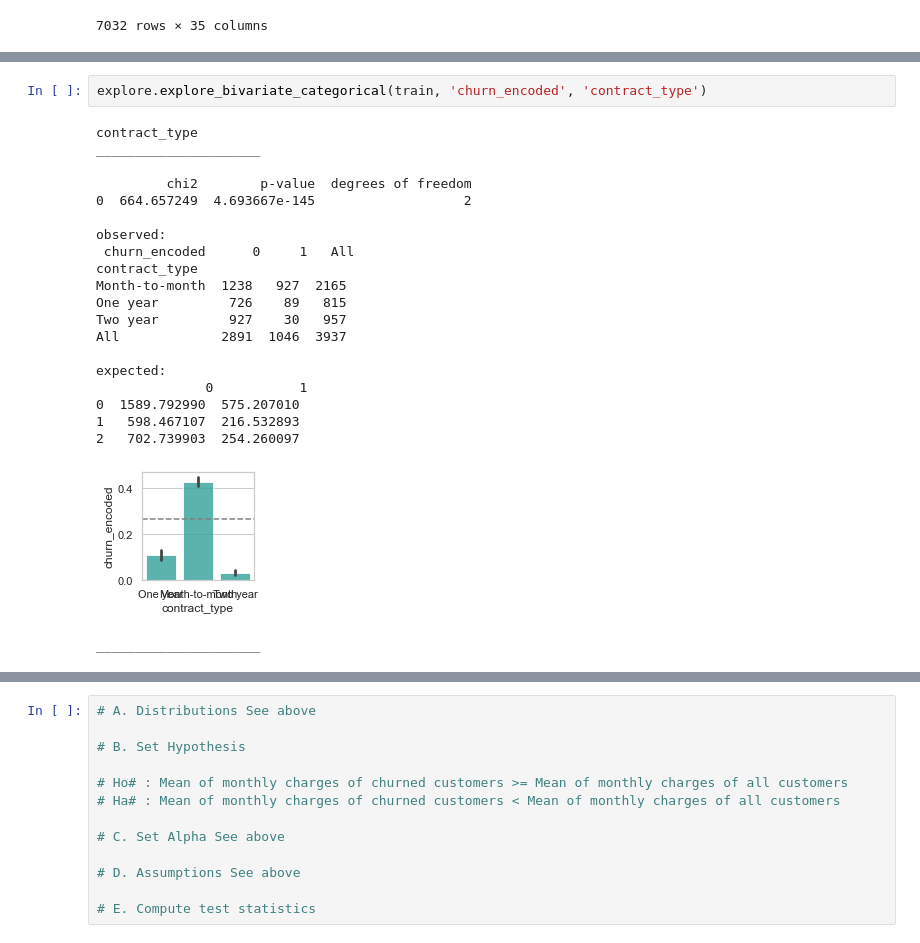
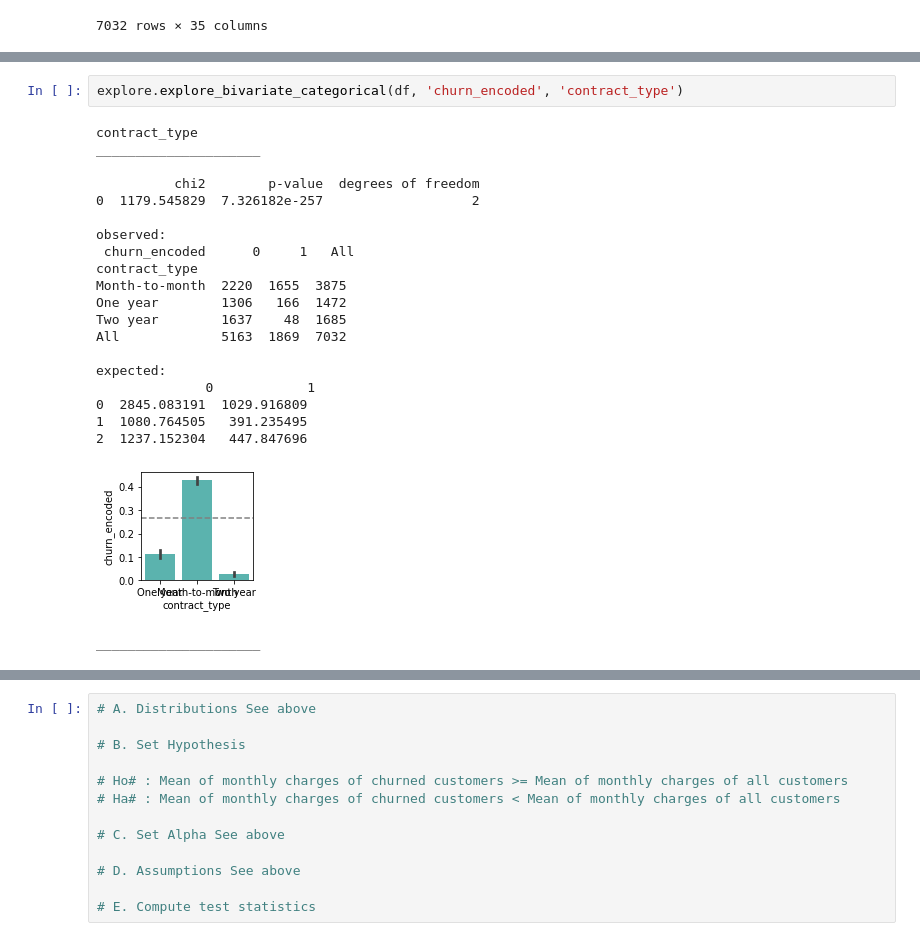
Before and after one commit to tim-keriazes/telco_project, a Jupyter notebook: telco_exploration.ipynb, the cells around one changed output, grey strips where cells are left out. Saved outputs shown, nothing was run; the diff lists cells and outputs as text.

```diff
--- a/telco_exploration.ipynb
+++ b/telco_exploration.ipynb
@@ -200,27 +185,27 @@ Mann-Whitney Test:
 
 ____________________
 # %%
-explore.explore_bivariate_categorical(train, 'churn_encoded', 'contract_type')
+explore.explore_bivariate_categorical(df, 'churn_encoded', 'contract_type')
 # %% [output]
 contract_type
 _____________________
 
-         chi2        p-value  degrees of freedom
-0  664.657249  4.693667e-145                   2
+          chi2        p-value  degrees of freedom
+0  1179.545829  7.326182e-257                   2
 
 observed:
  churn_encoded      0     1   All
 contract_type
-Month-to-month  1238   927  2165
-One year         726    89   815
-Two year         927    30   957
-All             2891  1046  3937
+Month-to-month  2220  1655  3875
+One year        1306   166  1472
+Two year        1637    48  1685
+All             5163  1869  7032
 
 expected:
-              0           1
-0  1589.792990  575.207010
-1   598.467107  216.532893
-2   702.739903  254.260097
+              0            1
+0  2845.083191  1029.916809
+1  1080.764505   391.235495
+2  1237.152304   447.847696
-[figure, old version]
+[figure, new version]
 _____________________
 # %%
```
Also changed, not shown: parts of 14 cells of this notebook, 5 other files.
